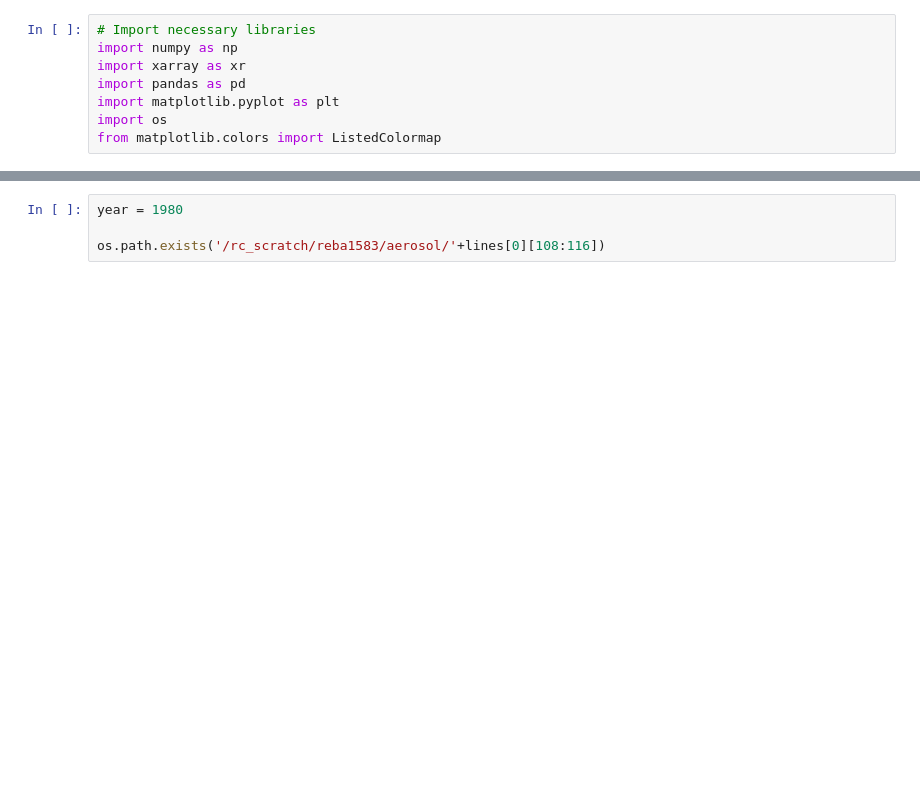
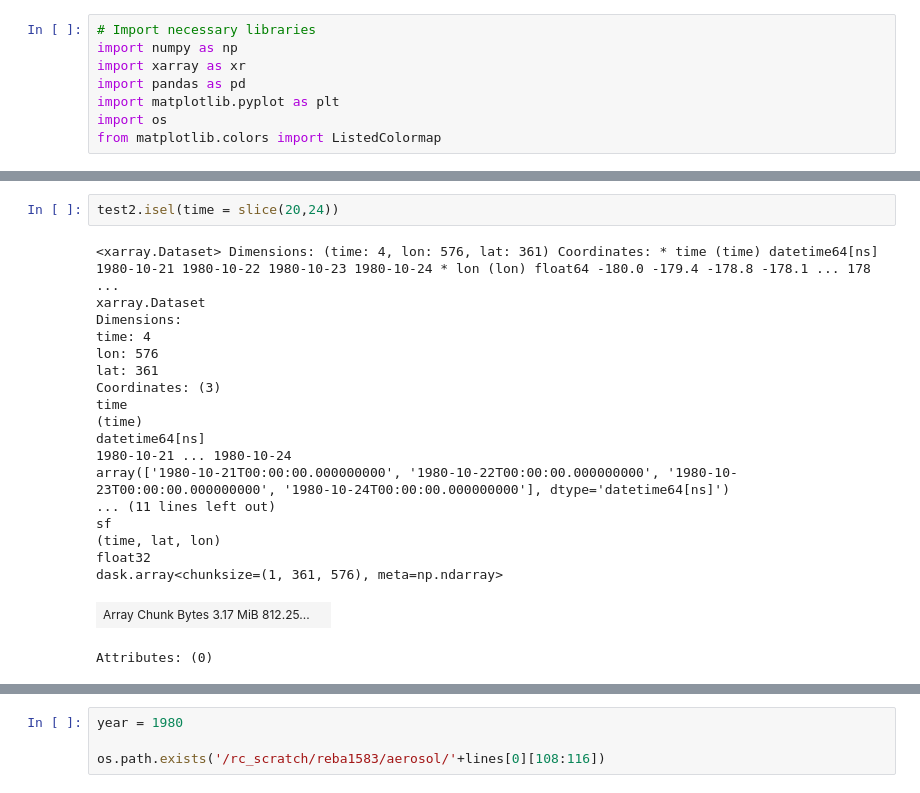
Before and after one commit to rlbaiman/AntarcticAR_ML, a Jupyter notebook: Make_X_data/Plot_X_data.ipynb, the cells around one changed output, grey strips where cells are left out. Cells and saved outputs as stored; diff of their text form; blank space fills up the shorter version.

```diff
--- a/Make_X_data/Plot_X_data.ipynb
+++ b/Make_X_data/Plot_X_data.ipynb
@@ -8,0 +35,22 @@ from matplotlib.colors import ListedColormap
+# %%
+test2.isel(time = slice(20,24))
+# %% [output]
+<xarray.Dataset> Dimensions: (time: 4, lon: 576, lat: 361) Coordinates: * time (time) datetime64[ns] 1980-10-21 1980-10-22 1980-10-23 1980-10-24 * lon (lon) float64 -180.0 -179.4 -178.8 -178.1 ... 178 ...
+xarray.Dataset
+Dimensions:
+time: 4
+lon: 576
+lat: 361
+Coordinates: (3)
+time
+(time)
+datetime64[ns]
+1980-10-21 ... 1980-10-24
+array(['1980-10-21T00:00:00.000000000', '1980-10-22T00:00:00.000000000', '1980-10-23T00:00:00.000000000', '1980-10-24T00:00:00.000000000'], dtype='datetime64[ns]')
+... (11 lines left out)
+sf
+(time, lat, lon)
+float32
+dask.array<chunksize=(1, 361, 576), meta=np.ndarray>
+| Array Chunk Bytes 3.17 MiB 812.25... |  |
+Attributes: (0)
```
Also changed, not shown: parts of 5 cells of this notebook, 2 other files.
